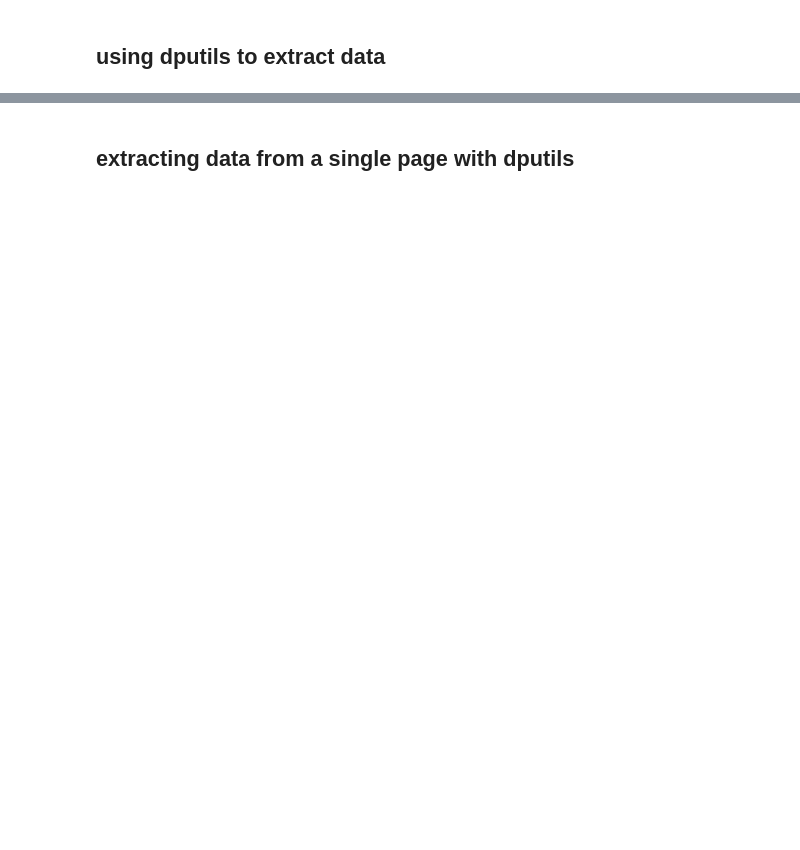
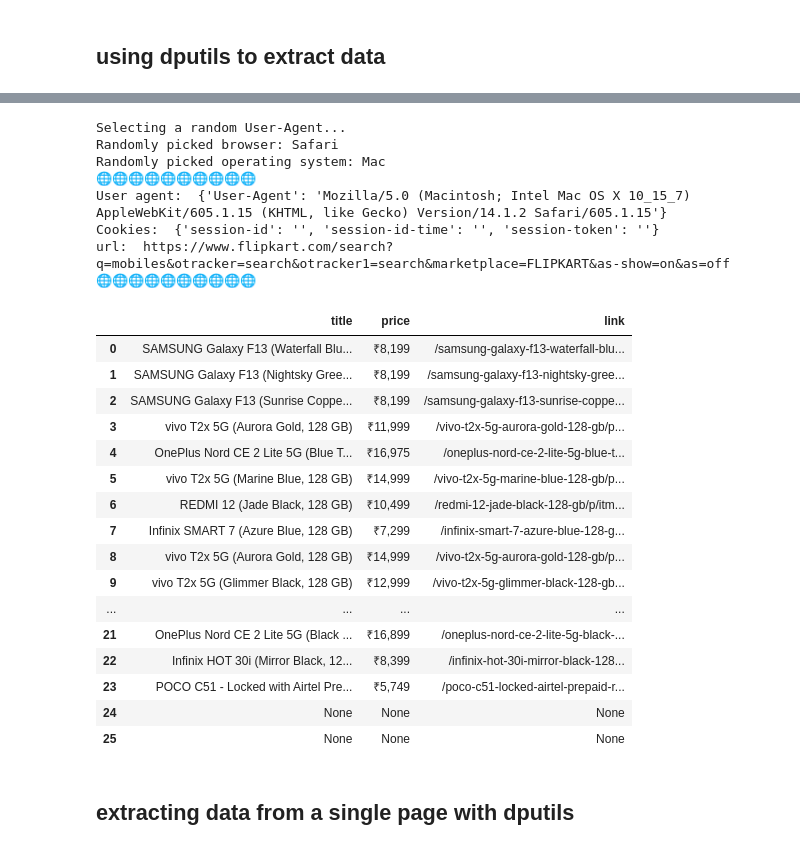
Before and after one commit to digipodium/2023-SEP-PY-DS-DA-MTWF-200, a Jupyter notebook: data_mining/scraping_from_scratch.ipynb, the cells around one changed output, grey strips where cells are left out. Cells and saved outputs as stored; diff of their text form; code cells hidden in the pictures; blank space fills up the shorter version.

```diff
--- a/data_mining/scraping_from_scratch.ipynb
+++ b/data_mining/scraping_from_scratch.ipynb
@@ -90,15 +202,41 @@ df
 # %%
 url = "https://www.flipkart.com/search?q=mobiles&otracker=search&otracker1=search&marketplace=FLIPKART&as-show=on&as=off"
 scraper = Scraper(url)
-out = scraper.get_multiple_page_data(
+out = scraper.get_repeating_page_data(
     target=Tag('div', cls='_1YokD2 _3Mn1Gg'),
     items=Tag('div', cls='_1AtVbE col-12-12'),
     title=Tag('div', cls='_4rR01T'),
     price=Tag('div', cls='_30jeq3 _1_WHN1'),
     link=Tag('a', cls='_1fQZEK', output='href'),
 )
 df = pd.DataFrame(out)
 df
+# %% [output]
+Selecting a random User-Agent...
+Randomly picked browser: Safari
+Randomly picked operating system: Mac
+🌐🌐🌐🌐🌐🌐🌐🌐🌐🌐
+User agent:  {'User-Agent': 'Mozilla/5.0 (Macintosh; Intel Mac OS X 10_15_7) AppleWebKit/605.1.15 (KHTML, like Gecko) Version/14.1.2 Safari/605.1.15'}
+Cookies:  {'session-id': '', 'session-id-time': '', 'session-token': ''}
+url:  https://www.flipkart.com/search?q=mobiles&otracker=search&otracker1=search&marketplace=FLIPKART&as-show=on&as=off
+🌐🌐🌐🌐🌐🌐🌐🌐🌐🌐
+|  | title | price | link |
+| 0 | SAMSUNG Galaxy F13 (Waterfall Blu... | ₹8,199 | /samsung-galaxy-f13-waterfall-blu... |
+| 1 | SAMSUNG Galaxy F13 (Nightsky Gree... | ₹8,199 | /samsung-galaxy-f13-nightsky-gree... |
+| 2 | SAMSUNG Galaxy F13 (Sunrise Coppe... | ₹8,199 | /samsung-galaxy-f13-sunrise-coppe... |
+| 3 | vivo T2x 5G (Aurora Gold, 128 GB) | ₹11,999 | /vivo-t2x-5g-aurora-gold-128-gb/p... |
+| 4 | OnePlus Nord CE 2 Lite 5G (Blue T... | ₹16,975 | /oneplus-nord-ce-2-lite-5g-blue-t... |
+| 5 | vivo T2x 5G (Marine Blue, 128 GB) | ₹14,999 | /vivo-t2x-5g-marine-blue-128-gb/p... |
+| 6 | REDMI 12 (Jade Black, 128 GB) | ₹10,499 | /redmi-12-jade-black-128-gb/p/itm... |
+| 7 | Infinix SMART 7 (Azure Blue, 128 GB) | ₹7,299 | /infinix-smart-7-azure-blue-128-g... |
+| 8 | vivo T2x 5G (Aurora Gold, 128 GB) | ₹14,999 | /vivo-t2x-5g-aurora-gold-128-gb/p... |
+| 9 | vivo T2x 5G (Glimmer Black, 128 GB) | ₹12,999 | /vivo-t2x-5g-glimmer-black-128-gb... |
+| ... | ... | ... | ... |
+| 21 | OnePlus Nord CE 2 Lite 5G (Black ... | ₹16,899 | /oneplus-nord-ce-2-lite-5g-black-... |
+| 22 | Infinix HOT 30i (Mirror Black, 12... | ₹8,399 | /infinix-hot-30i-mirror-black-128... |
+| 23 | POCO C51 - Locked with Airtel Pre... | ₹5,749 | /poco-c51-locked-airtel-prepaid-r... |
+| 24 | None | None | None |
+| 25 | None | None | None |
 # %% [markdown]
 ## extracting data from a single page with dputils
 # %%
```
Also changed, not shown: parts of 11 cells of this notebook, 5 other files.
